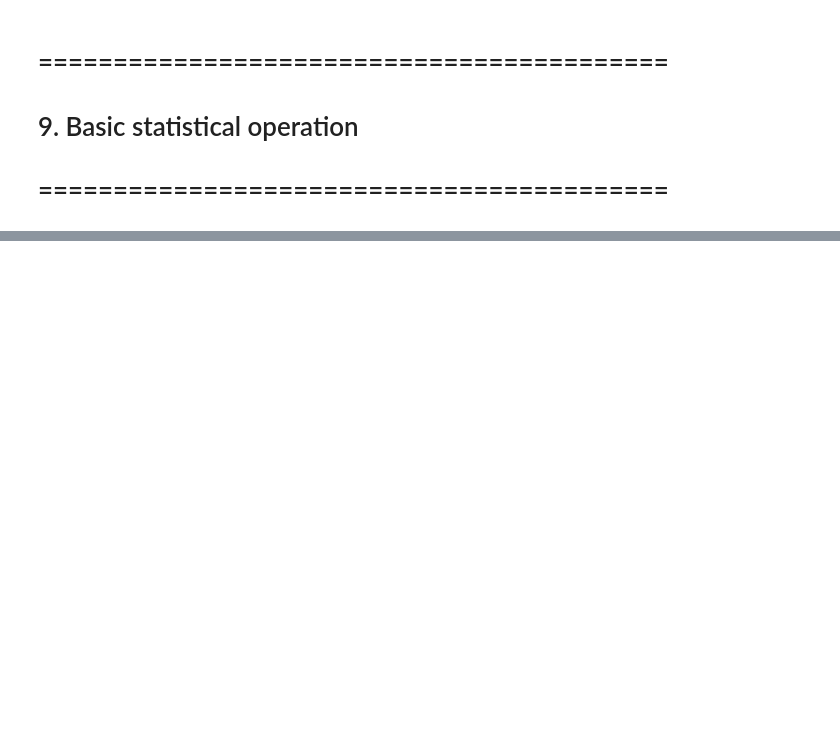
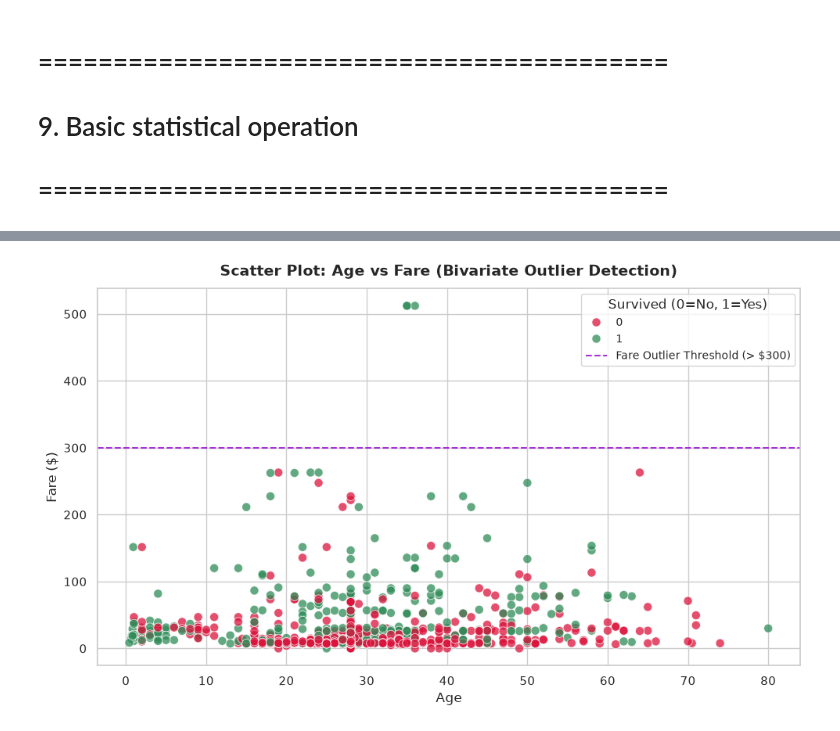
Before and after one commit to saoula2026/ml_univ, a Jupyter notebook: tp01/TP1.ipynb, the cells around one changed output, grey strips where cells are left out. Drawn from its saved outputs; the diff is of its cells as text; code cells hidden in the pictures; blank space fills up the shorter version.

```diff
--- a/tp01/TP1.ipynb
+++ b/tp01/TP1.ipynb
@@ -258,0 +321,21 @@ df["Fare"].max()
+# %%
+# Scatter plot for detecting bivariate outliers (Age vs Fare)
+plt.figure(figsize=(10, 6))
+sns.scatterplot(
+    x="Age",
+    y="Fare",
+    hue="Survived",
+    data=df,
+    palette={0: "crimson", 1: "seagreen"},
+    alpha=0.75,
+    s=65
+)
+plt.title("Scatter Plot: Age vs Fare (Bivariate Outlier Detection)", fontsize=14, fontweight="bold", pad=12)
+plt.xlabel("Age", fontsize=12)
+plt.ylabel("Fare ($)", fontsize=12)
+plt.axhline(300, color="darkviolet", linestyle="--", alpha=0.8, label="Fare Outlier Threshold (> $300)")
+plt.legend(title="Survived (0=No, 1=Yes)", fontsize=10)
+plt.tight_layout()
+plt.show()
+# %% [output]
+[figure, added]
```
Also changed, not shown: parts of 33 cells of this notebook, 1 other file.
